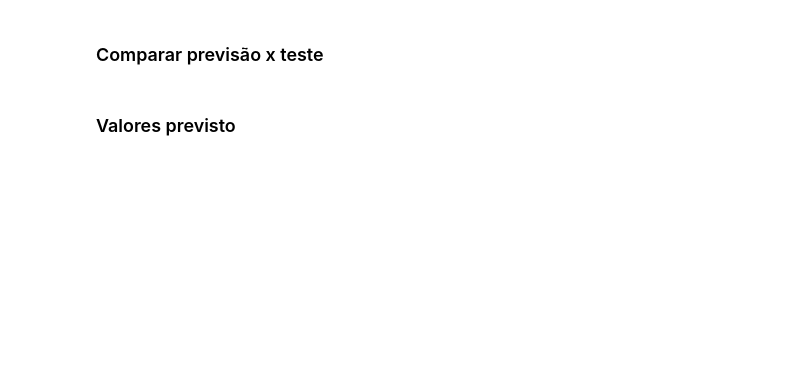
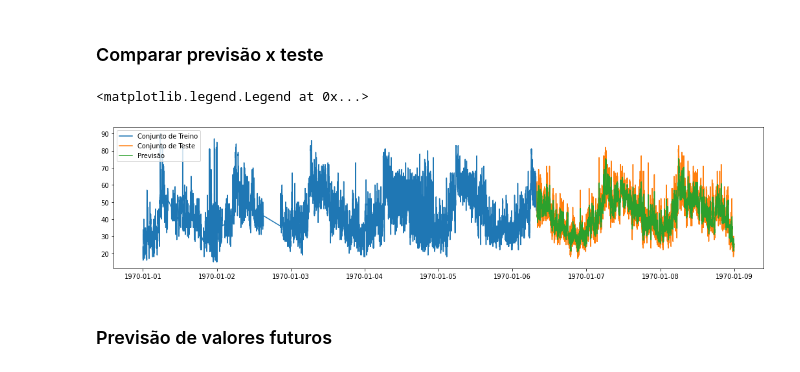
Before and after one commit to dssantos/cloud-predict, a Jupyter notebook: ARIMA.ipynb, the cells around one changed output. Cells and saved outputs as stored; diff of their text form; code cells hidden in the pictures; blank space fills up the shorter version.

Commit message:
Implements ARIMA predict

```diff
--- a/ARIMA.ipynb
+++ b/ARIMA.ipynb
@@ -8,0 +75,36 @@
+# %%
+# define alguns valores limites a serem testados
+# neste caso a diferença (d) será zero, pois a série é estacionária
+max_p, max_d, max_q = 12, 0, 5
+
+# cria uma lista com todas as combinações possíveis destes parâmetros, observando os limites definidos acima
+orders = []
+for p in range(max_p+1):
+    for d in range(max_d+1):
+        for q in range(max_q+1):
+            orders.append((p,d,q))
+
+# valida cada modelo
+errors = []
+for order in orders:
+    saved_model = f'saved_models/arima{"".join(map(str, order))}.pkl'
+    if not os.path.isfile(saved_model):
+        # cria e salva um modelo caso não exista
+        model_train = ARIMA(train_set, order=order).fit()
+        model_test = ARIMA(test_set, order=order).fit(model_train.params)
+        model_test.save(saved_model)
+    else:
+        # carrega um modelo salvo
+        model_test = ARIMAResults.load(saved_model)
+
+    # guarda os erros de cada modelo em uma lista
+    error = rmse(test_set, model_test.predict())
+    errors.append(error)
+    print(order, error, end = ' | ')
+
+# identifica a melhor ordem (p,d,q) que apresentou o menor erro
+best_order = None
+for order, error in zip(orders, errors):
+    best_error = min(errors)
+    best_order = order if error == best_error else best_order
+print(f'\n\nMelhor resultado:\n\tordem: {best_order}\n\terro: {best_error}')
@@ -13,4 +119,14 @@
+# %%
+# compara a previsão com o conjunto de teste
+plt.figure(figsize=(18,4))
+plt.plot(train_set)
+plt.plot(test_set)
+plt.plot(model_test.predict())
+plt.legend(['Conjunto de Treino', 'Conjunto de Teste', 'Previsão'])
+# %% [output]
+<matplotlib.legend.Legend at 0x...>
+[figure, added]
 # %% [markdown]
-### Valores previsto
+### Previsão de valores futuros
 # %%
 # Próximo passo
```
Also changed, not shown: parts of 18 cells of this notebook, 1 other file.
